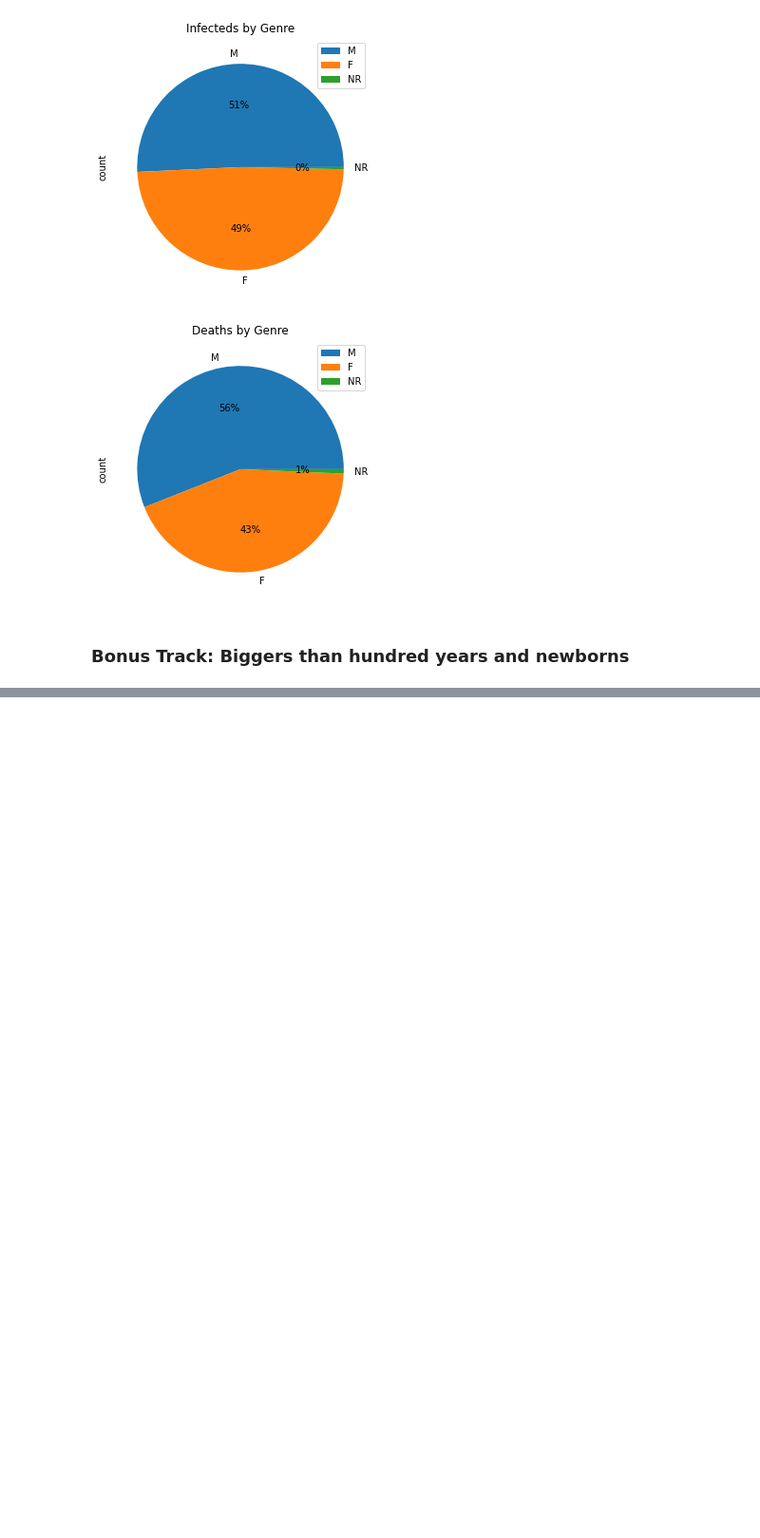
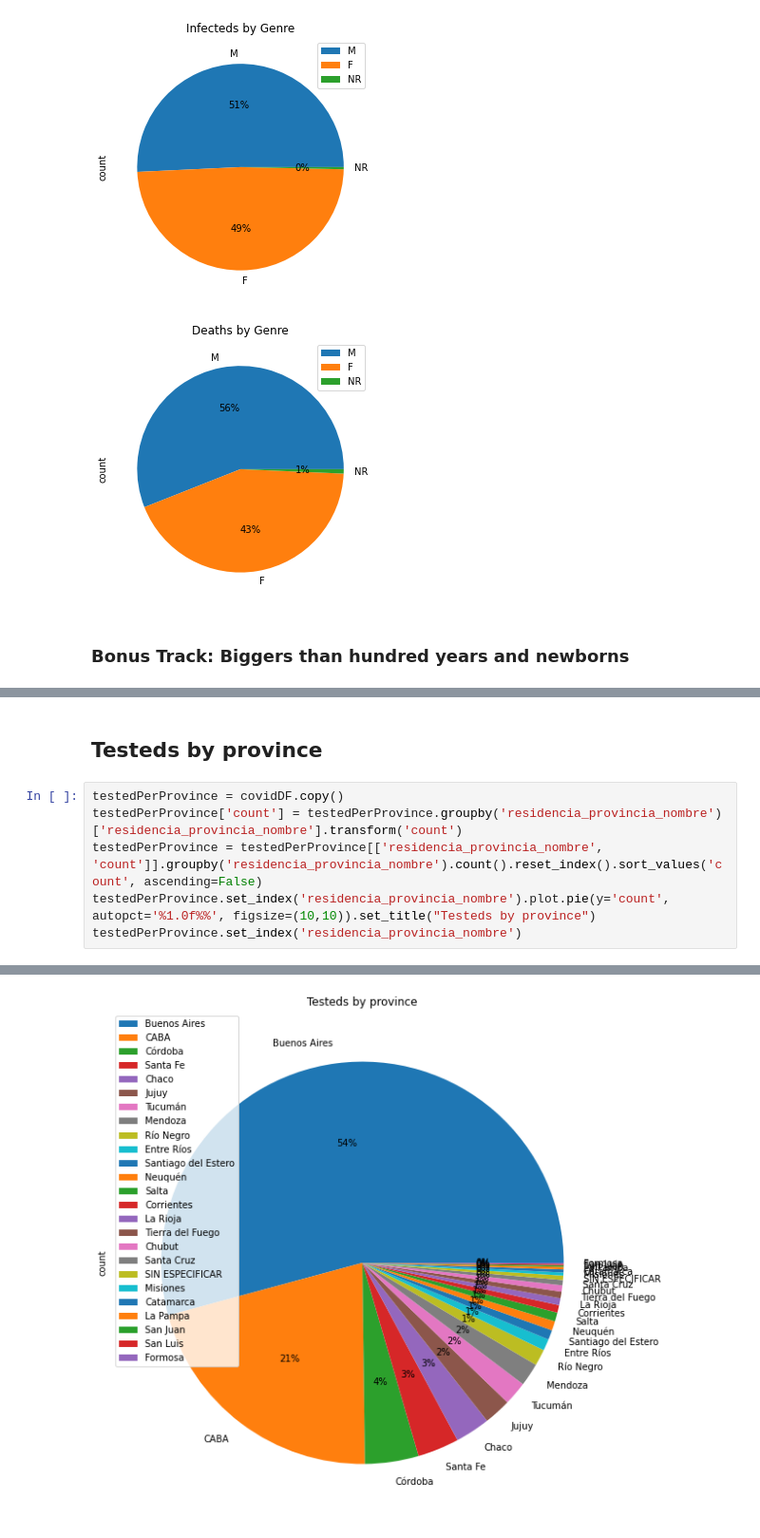
Before and after one commit to federicoarrua/covid_analysis_jupyter, a Jupyter notebook: covid/covid_notebook.ipynb, the cells around one changed output, grey strips where cells are left out. Shown at 95% size. Drawn from its saved outputs; the diff is of its cells as text; blank space fills up the shorter version.

```diff
--- a/covid/covid_notebook.ipynb
+++ b/covid/covid_notebook.ipynb
@@ -197,3 +197,12 @@ edad
 [figure]
 [figure]
 [figure]
+# %% [markdown]
+## Testeds by province
+# %%
+testedPerProvince = covidDF.copy()
+testedPerProvince['count'] = testedPerProvince.groupby('residencia_provincia_nombre')['residencia_provincia_nombre'].transform('count')
+testedPerProvince = testedPerProvince[['residencia_provincia_nombre', 'count']].groupby('residencia_provincia_nombre').count().reset_index().sort_values('count', ascending=False)
+testedPerProvince.set_index('residencia_provincia_nombre').plot.pie(y='count', autopct='%1.0f%%', figsize=(10,10)).set_title("Testeds by province")
+testedPerProvince.set_index('residencia_provincia_nombre')
+# %% [output]
@@ -199,0 +227 @@ edad
+[figure, added]
```
Also changed, not shown: parts of 4 cells of this notebook.
